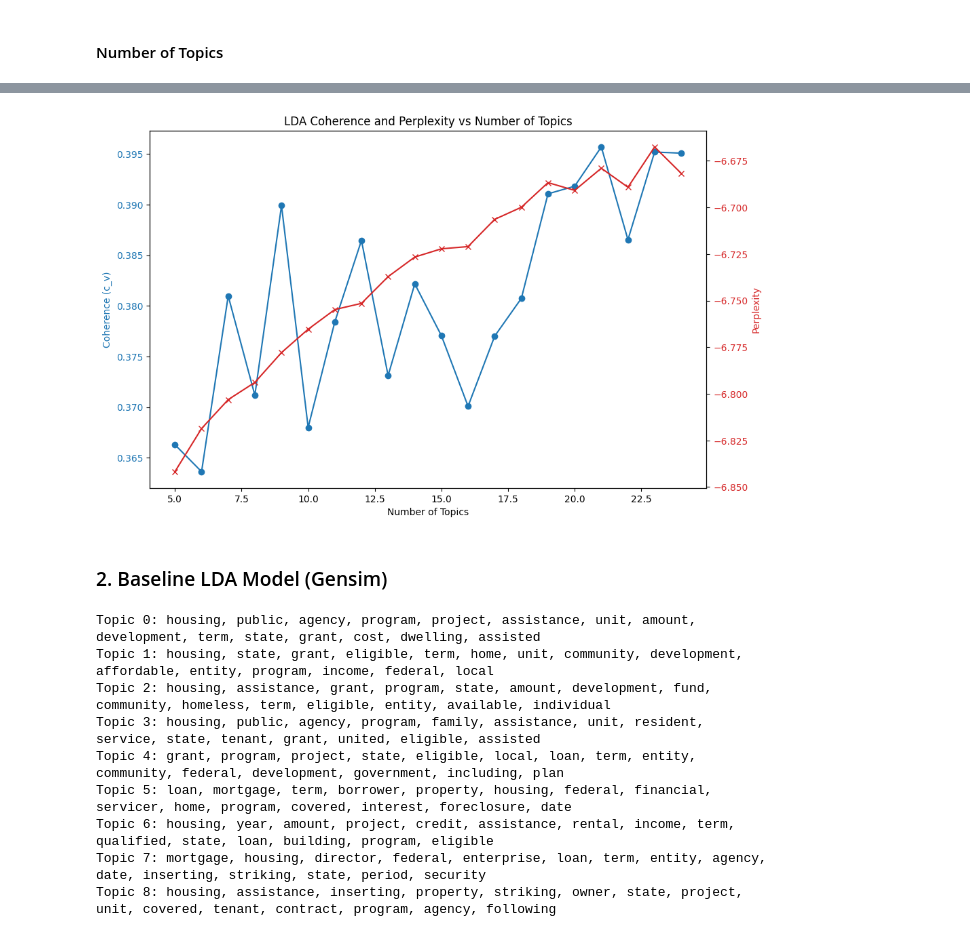
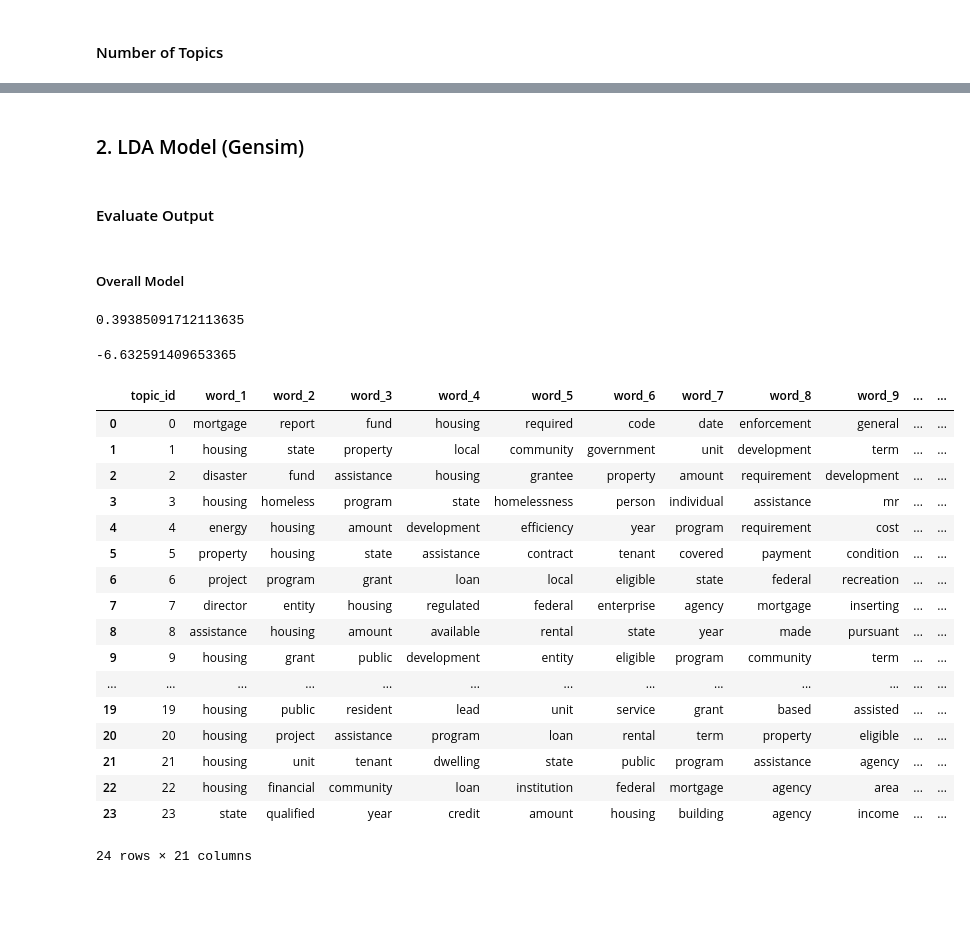
Before and after one commit to rebeccalwagner/PPOL_5205_FinalProject, a Jupyter notebook: code/models/lda.ipynb, the cells around one changed output, grey strips where cells are left out. Cells and saved outputs as stored; diff of their text form; code cells hidden in the pictures; blank space fills up the shorter version.

```diff
--- a/code/models/lda.ipynb
+++ b/code/models/lda.ipynb
@@ -108,12 +123,8 @@ plot_topic_validation(topic_range=topic_range, text_list=bigram_list, corpus=big
-# %%
-plot_topic_validation(topic_range=topic_range, text_list=token_list, corpus=token_corpus, dictionary=token_dict)
-# %% [output]
-[figure, removed]
 # %% [markdown]
-### 2. Baseline LDA Model (Gensim)
+### 2. LDA Model (Gensim)
 # %%
 # Hyperparameters
-num_topics = 9
+num_topics = 24
 passes = 10          # number of iterations over the corpus
 random_state = 42    # reproducibility
 alpha = 'auto'       # document-topic prior
@@ -129,17 +140,61 @@ lda = LdaModel(
     alpha=alpha,
     eta=eta
 )
+# %% [markdown]
+#### Evaluate Output
+# %% [markdown]
+##### Overall Model
+# %%
+# coherence for overall model
+
+coherence = CoherenceModel(
+    model=lda,
+    texts=bigram_list,
+    dictionary=bigram_dict,
+    coherence="c_v"
+)
+
+coherence_score = coherence.get_coherence()
+coherence_score
+# %% [output]
+0.39385091712113635
+# %%
+# perplexity
+
+perplexity = lda.log_perplexity(bigram_corpus)
+perplexity
+# %% [output]
+-6.632591409653365
 # %%
-for i, topic in lda.show_topics(num_topics=num_topics, num_words=15, formatted=False):
+# raw most common words
+
+rows = []
+
+for i, topic in lda.show_topics(num_topics=num_topics, num_words=20, formatted=False):
     words = [w for w, prob in topic]
-    print(f"Topic {i}: {', '.join(words)}")
+    row = {"topic_id": i}
+    for j, w in enumerate(words):
+        row[f"word_{j+1}"] = w
+    rows.append(row)
+
+top_topic_words = pd.DataFrame(rows)
+top_topic_words
 # %% [output]
+|  | topic_id | word_1 | word_2 | word_3 | word_4 | word_5 | word_6 | word_7 | word_8 | word_9 | ... | ... |
+| 0 | 0 | mortgage | report | fund | housing | required | code | date | enforcement | general | ... | ... |
+| 1 | 1 | housing | state | property | local | community | government | unit | development | term | ... | ... |
+| 2 | 2 | disaster | fund | assistance | housing | grantee | property | amount | requirement | development | ... | ... |
+| 3 | 3 | housing | homeless | program | state | homelessness | person | individual | assistance | mr | ... | ... |
+| 4 | 4 | energy | housing | amount | development | efficiency | year | program | requirement | cost | ... | ... |
+| 5 | 5 | property | housing | state | assistance | contract | tenant | covered | payment | condition | ... | ... |
+| 6 | 6 | project | program | grant | loan | local | eligible | state | federal | recreation | ... | ... |
+| 7 | 7 | director | entity | housing | regulated | federal | enterprise | agency | mortgage | inserting | ... | ... |
+| 8 | 8 | assistance | housing | amount | available | rental | state | year | made | pursuant | ... | ... |
+| 9 | 9 | housing | grant | public | development | entity | eligible | program | community | term | ... | ... |
+| ... | ... | ... | ... | ... | ... | ... | ... | ... | ... | ... | ... | ... |
+| 19 | 19 | housing | public | resident | lead | unit | service | grant | based | assisted | ... | ... |
+| 20 | 20 | housing | project | assistance | program | loan | rental | term | property | eligible | ... | ... |
+| 21 | 21 | housing | unit | tenant | dwelling | state | public | program | assistance | agency | ... | ... |
+| 22 | 22 | housing | financial | community | loan | institution | federal | mortgage | agency | area | ... | ... |
+| 23 | 23 | state | qualified | year | credit | amount | housing | building | agency | income | ... | ... |
-Topic 0: housing, public, agency, program, project, assistance, unit, amount, development, term, state, grant, cost, dwelling, assisted
-Topic 1: housing, state, grant, eligible, term, home, unit, community, development, affordable, entity, program, income, federal, local
-Topic 2: housing, assistance, grant, program, state, amount, development, fund, community, homeless, term, eligible, entity, available, individual
-Topic 3: housing, public, agency, program, family, assistance, unit, resident, service, state, tenant, grant, united, eligible, assisted
-Topic 4: grant, program, project, state, eligible, local, loan, term, entity, community, federal, development, government, including, plan
-Topic 5: loan, mortgage, term, borrower, property, housing, federal, financial, servicer, home, program, covered, interest, foreclosure, date
-Topic 6: housing, year, amount, project, credit, assistance, rental, income, term, qualified, state, loan, building, program, eligible
-Topic 7: mortgage, housing, director, federal, enterprise, loan, term, entity, agency, date, inserting, striking, state, period, security
-Topic 8: housing, assistance, inserting, property, striking, owner, state, project, unit, covered, tenant, contract, program, agency, following
+24 rows × 21 columns
```
Also changed, not shown: parts of 22 cells of this notebook, 11 other files.
